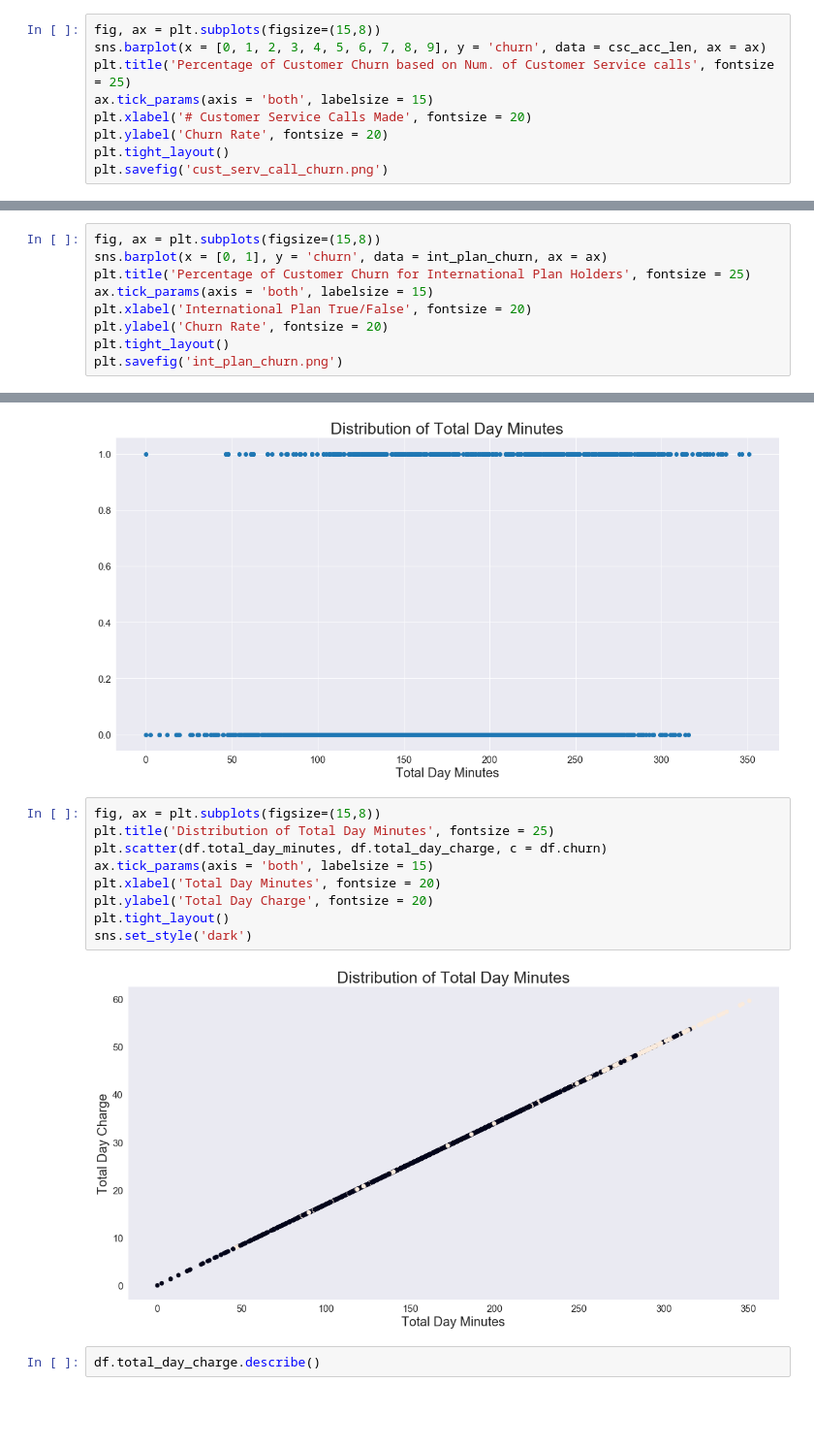
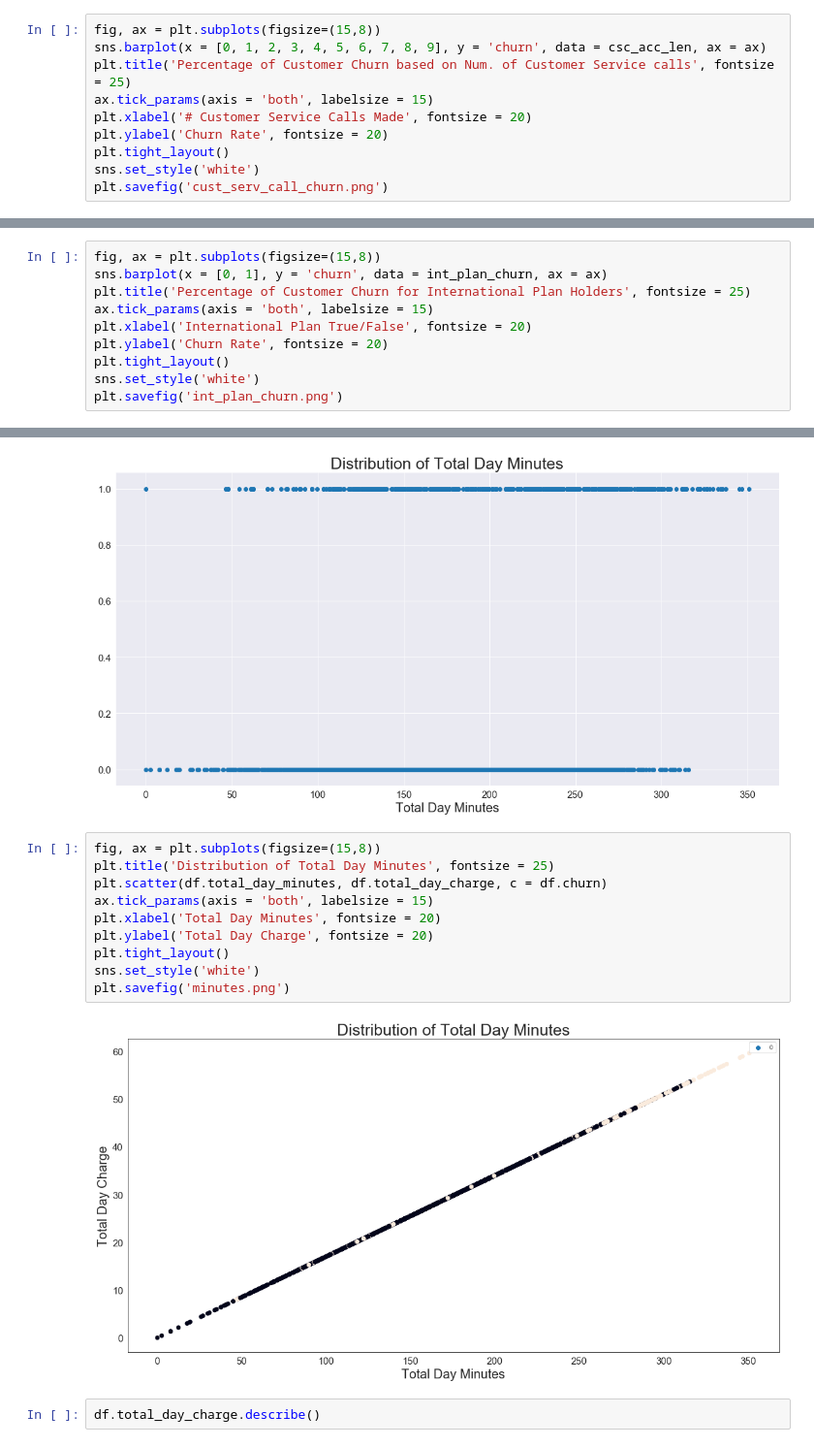
Before and after one commit to chum46/customer_churn_prediction, a Jupyter notebook: notebooks/exploratory/lmc_exploratory_nb/03_eda_lc.ipynb, the cells around one changed output, grey strips where cells are left out. Shown: that part at 97% size. Cells and saved outputs as stored; diff of their text form; blank space fills up the shorter version.

Commit message:
visualisations to png

```diff
--- a/notebooks/exploratory/lmc_exploratory_nb/03_eda_lc.ipynb
+++ b/notebooks/exploratory/lmc_exploratory_nb/03_eda_lc.ipynb
@@ -233,5 +233,6 @@ ax.tick_params(axis = 'both', labelsize = 15)
 plt.xlabel('# Customer Service Calls Made', fontsize = 20)
 plt.ylabel('Churn Rate', fontsize = 20)
 plt.tight_layout()
+sns.set_style('white')
 plt.savefig('cust_serv_call_churn.png')
 # %% [output]
@@ -273,5 +274,6 @@ ax.tick_params(axis = 'both', labelsize = 15)
 plt.xlabel('International Plan True/False', fontsize = 20)
 plt.ylabel('Churn Rate', fontsize = 20)
 plt.tight_layout()
+sns.set_style('white')
 plt.savefig('int_plan_churn.png')
 # %% [output]
@@ -311,14 +313,15 @@ plt.tight_layout()
 # %%
 fig, ax = plt.subplots(figsize=(15,8))
 plt.title('Distribution of Total Day Minutes', fontsize = 25)
 plt.scatter(df.total_day_minutes, df.total_day_charge, c = df.churn)
 ax.tick_params(axis = 'both', labelsize = 15)
 plt.xlabel('Total Day Minutes', fontsize = 20)
 plt.ylabel('Total Day Charge', fontsize = 20)
 plt.tight_layout()
-sns.set_style('dark')
+sns.set_style('white')
+plt.savefig('minutes.png')
 # %% [output]
-[figure, old version]
+[figure, new version]
 # %%
 df.total_day_charge.describe()
 # %% [output]
```
Also changed, not shown: parts of 2 cells of this notebook, 4 other files.
